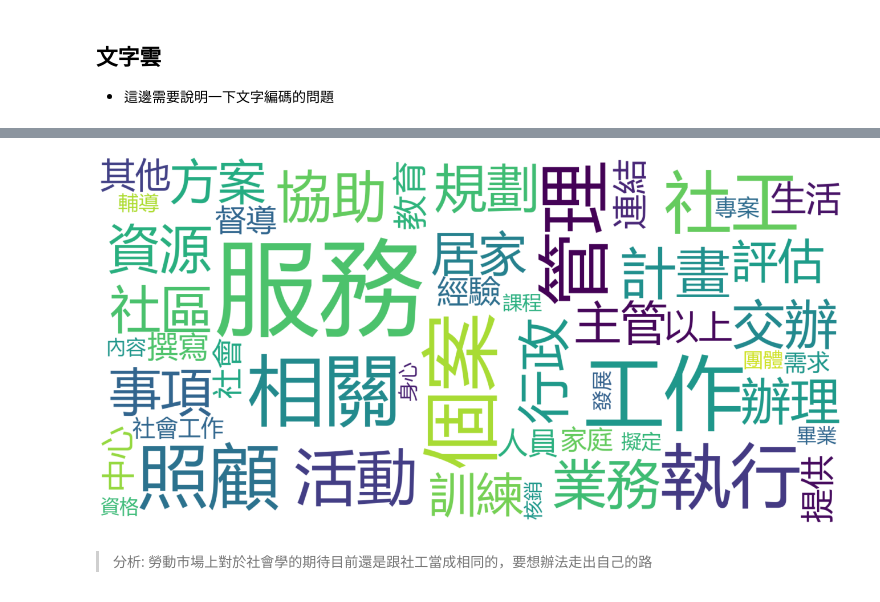
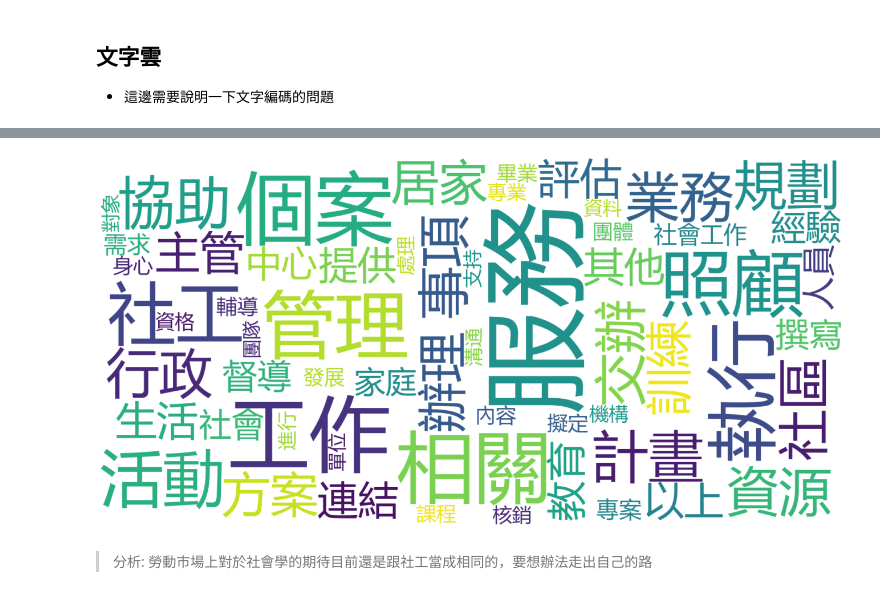
Before and after one commit to tlyu0419/Major-Position-And-Salary-Analysis-Sociology-and-Labor-Market-in-the-Era-of-Big-Data, a Jupyter notebook: JobAnalysis.ipynb, the cells around one changed output, grey strips where cells are left out. Drawn from its saved outputs; the diff is of its cells as text; code cells hidden in the pictures.

```diff
--- a/JobAnalysis.ipynb
+++ b/JobAnalysis.ipynb
@@ -208,3 +208,3 @@ Prefix dict has been built successfully.
 # %%
-jieba.add_word('為什麼')
+jieba.add_word('外送')
 # %%
@@ -315,20 +315,20 @@ c.most_common(20)
 # %%
 from wordcloud import WordCloud
 plt.figure(figsize=(24, 12))
 d = {}
 # for k,v in zip(Fre_word['index'], Fre_word['Freq']):
-for k,v in c.most_common(50):
+for k,v in c.most_common(60):
     d[k] = int(v)
 wordcloud = WordCloud(font_path='C:/Windows/Fonts/Microsoft YaHei/msyh.ttc',
                       width=1600,
                       height=800,
                       background_color="white").generate_from_frequencies(d)
 plt.imshow(wordcloud, interpolation="bilinear")
 plt.axis("off")
 plt.show()
 # plt.imshow(wordcloud, interpolation="bilinear")
 # %% [output]
-[figure, old version]
+[figure, new version]
 # %% [markdown]
 > 分析: 勞動市場上對於社會學的期待目前還是跟社工當成相同的，要想辦法走出自己的路
 # %% [markdown]
```
Also changed, not shown: parts of 56 cells of this notebook.
